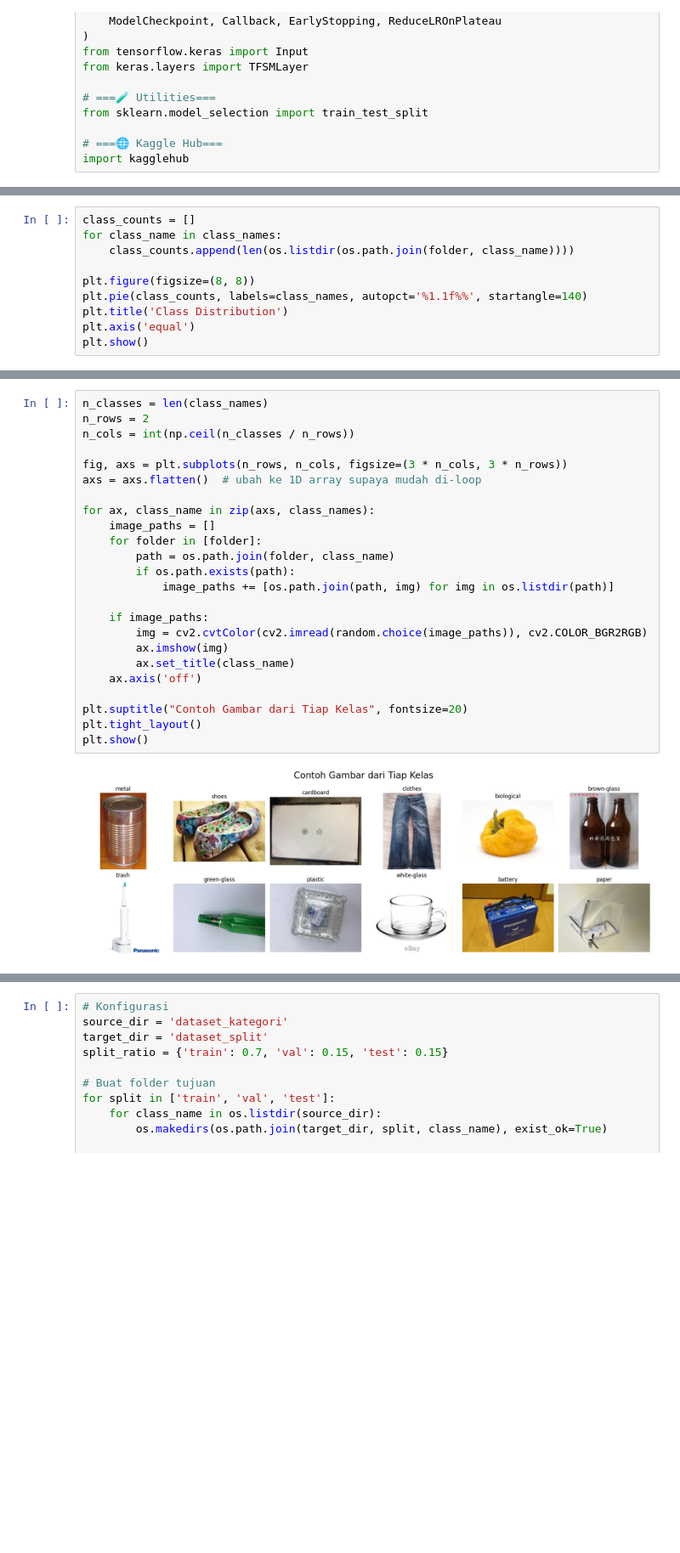
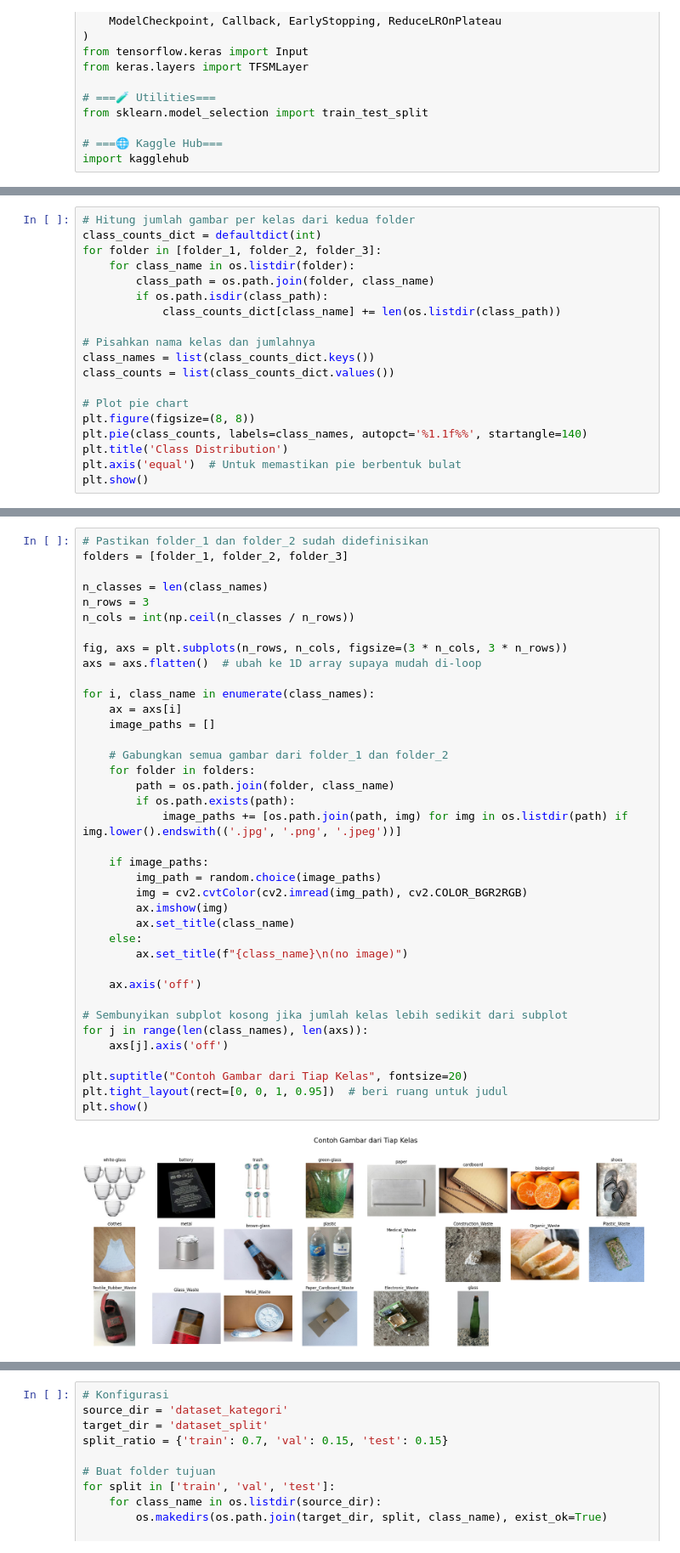
Before and after one commit to MHzNug/KKN-Periode-2, a Jupyter notebook: training_model.ipynb, the cells around one changed output, grey strips where cells are left out. Shown at 85% size. Cells and saved outputs as stored; diff of their text form; blank space fills up the shorter version.

```diff
--- a/training_model.ipynb
+++ b/training_model.ipynb
@@ -76,11 +92,20 @@ print(class_names)
 # %%
-class_counts = []
-for class_name in class_names:
-    class_counts.append(len(os.listdir(os.path.join(folder, class_name))))
+# Hitung jumlah gambar per kelas dari kedua folder
+class_counts_dict = defaultdict(int)
+for folder in [folder_1, folder_2, folder_3]:
+    for class_name in os.listdir(folder):
+        class_path = os.path.join(folder, class_name)
+        if os.path.isdir(class_path):
+            class_counts_dict[class_name] += len(os.listdir(class_path))
 
+# Pisahkan nama kelas dan jumlahnya
+class_names = list(class_counts_dict.keys())
+class_counts = list(class_counts_dict.values())
+
+# Plot pie chart
 plt.figure(figsize=(8, 8))
 plt.pie(class_counts, labels=class_names, autopct='%1.1f%%', startangle=140)
 plt.title('Class Distribution')
-plt.axis('equal')
+plt.axis('equal')  # Untuk memastikan pie berbentuk bulat
 plt.show()
 # %% [output]
@@ -99,27 +113,41 @@ plt.show()
 # %%
+# Pastikan folder_1 dan folder_2 sudah didefinisikan
+folders = [folder_1, folder_2, folder_3]
+
 n_classes = len(class_names)
-n_rows = 2
+n_rows = 3
 n_cols = int(np.ceil(n_classes / n_rows))
 
 fig, axs = plt.subplots(n_rows, n_cols, figsize=(3 * n_cols, 3 * n_rows))
 axs = axs.flatten()  # ubah ke 1D array supaya mudah di-loop
 
-for ax, class_name in zip(axs, class_names):
+for i, class_name in enumerate(class_names):
+    ax = axs[i]
     image_paths = []
-    for folder in [folder]:
+
+    # Gabungkan semua gambar dari folder_1 dan folder_2
+    for folder in folders:
         path = os.path.join(folder, class_name)
         if os.path.exists(path):
-            image_paths += [os.path.join(path, img) for img in os.listdir(path)]
+            image_paths += [os.path.join(path, img) for img in os.listdir(path) if img.lower().endswith(('.jpg', '.png', '.jpeg'))]
 
     if image_paths:
-        img = cv2.cvtColor(cv2.imread(random.choice(image_paths)), cv2.COLOR_BGR2RGB)
+        img_path = random.choice(image_paths)
+        img = cv2.cvtColor(cv2.imread(img_path), cv2.COLOR_BGR2RGB)
         ax.imshow(img)
         ax.set_title(class_name)
+    else:
+        ax.set_title(f"{class_name}\n(no image)")
+
     ax.axis('off')
 
+# Sembunyikan subplot kosong jika jumlah kelas lebih sedikit dari subplot
+for j in range(len(class_names), len(axs)):
+    axs[j].axis('off')
+
 plt.suptitle("Contoh Gambar dari Tiap Kelas", fontsize=20)
-plt.tight_layout()
+plt.tight_layout(rect=[0, 0, 1, 0.95])  # beri ruang untuk judul
 plt.show()
 # %% [output]
-[figure, old version]
+[figure, new version]
 # %%
```
Also changed, not shown: parts of 29 cells of this notebook.
